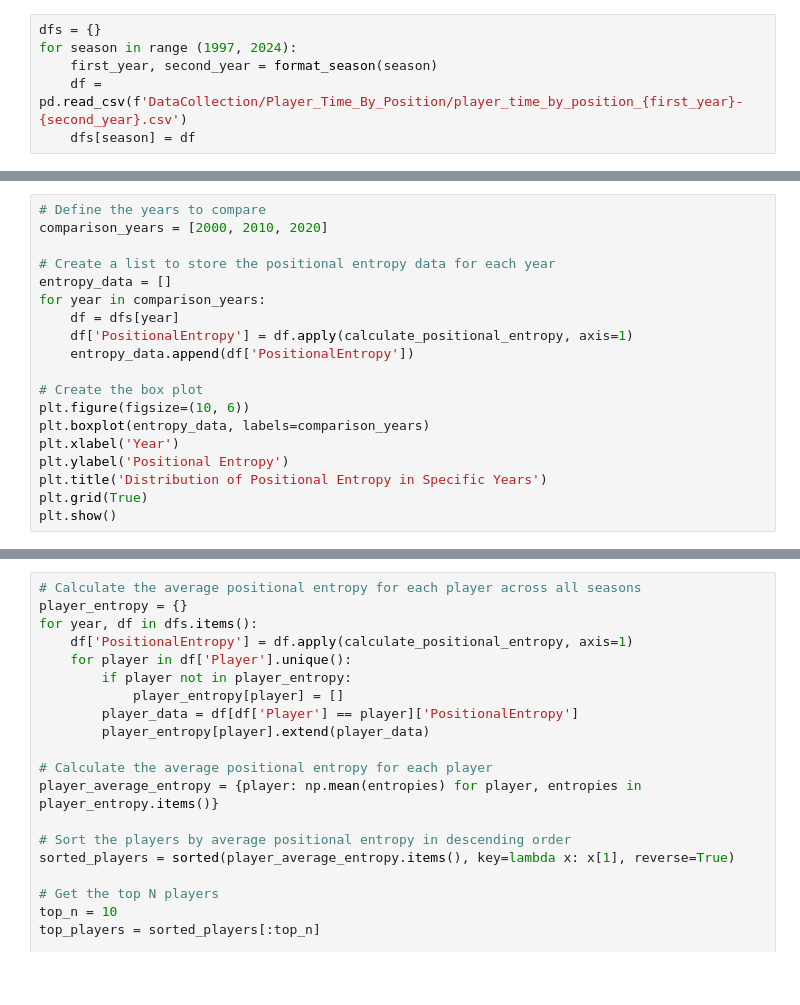
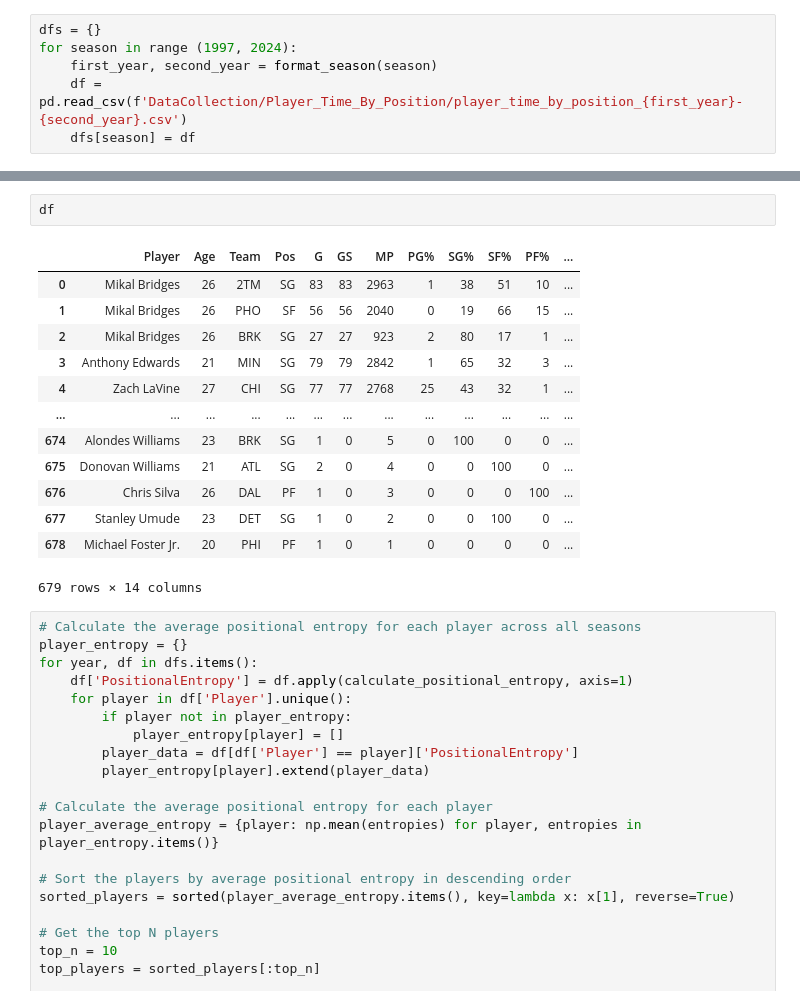
Before and after one commit to mibrahimfm/NBA-analysis, a Jupyter notebook: PlayerPositionVariability.ipynb, the cells around one changed output, grey strips where cells are left out. Saved outputs shown, nothing was run; the diff lists cells and outputs as text; blank space fills up the shorter version.

```diff
--- a/PlayerPositionVariability.ipynb
+++ b/PlayerPositionVariability.ipynb
@@ -80,19 +79,0 @@ plt.show()
-# %%
-# Define the years to compare
-comparison_years = [2000, 2010, 2020]
-
-# Create a list to store the positional entropy data for each year
-entropy_data = []
-for year in comparison_years:
-    df = dfs[year]
-    df['PositionalEntropy'] = df.apply(calculate_positional_entropy, axis=1)
-    entropy_data.append(df['PositionalEntropy'])
-
-# Create the box plot
-plt.figure(figsize=(10, 6))
-plt.boxplot(entropy_data, labels=comparison_years)
-plt.xlabel('Year')
-plt.ylabel('Positional Entropy')
-plt.title('Distribution of Positional Entropy in Specific Years')
-plt.grid(True)
-plt.show()
@@ -101,3 +80,19 @@ plt.show()
+# %%
+df
+# %% [output]
+|  | Player | Age | Team | Pos | G | GS | MP | PG% | SG% | SF% | PF% | ... |
+| 0 | Mikal Bridges | 26 | 2TM | SG | 83 | 83 | 2963 | 1 | 38 | 51 | 10 | ... |
+| 1 | Mikal Bridges | 26 | PHO | SF | 56 | 56 | 2040 | 0 | 19 | 66 | 15 | ... |
+| 2 | Mikal Bridges | 26 | BRK | SG | 27 | 27 | 923 | 2 | 80 | 17 | 1 | ... |
+| 3 | Anthony Edwards | 21 | MIN | SG | 79 | 79 | 2842 | 1 | 65 | 32 | 3 | ... |
+| 4 | Zach LaVine | 27 | CHI | SG | 77 | 77 | 2768 | 25 | 43 | 32 | 1 | ... |
+| ... | ... | ... | ... | ... | ... | ... | ... | ... | ... | ... | ... | ... |
+| 674 | Alondes Williams | 23 | BRK | SG | 1 | 0 | 5 | 0 | 100 | 0 | 0 | ... |
+| 675 | Donovan Williams | 21 | ATL | SG | 2 | 0 | 4 | 0 | 0 | 100 | 0 | ... |
+| 676 | Chris Silva | 26 | DAL | PF | 1 | 0 | 3 | 0 | 0 | 0 | 100 | ... |
+| 677 | Stanley Umude | 23 | DET | SG | 1 | 0 | 2 | 0 | 0 | 100 | 0 | ... |
+| 678 | Michael Foster Jr. | 20 | PHI | PF | 1 | 0 | 1 | 0 | 0 | 0 | 0 | ... |
+679 rows × 14 columns
 # %%
 # Calculate the average positional entropy for each player across all seasons
 player_entropy = {}
```
Also changed, not shown: parts of 4 cells of this notebook, 9 other files.
